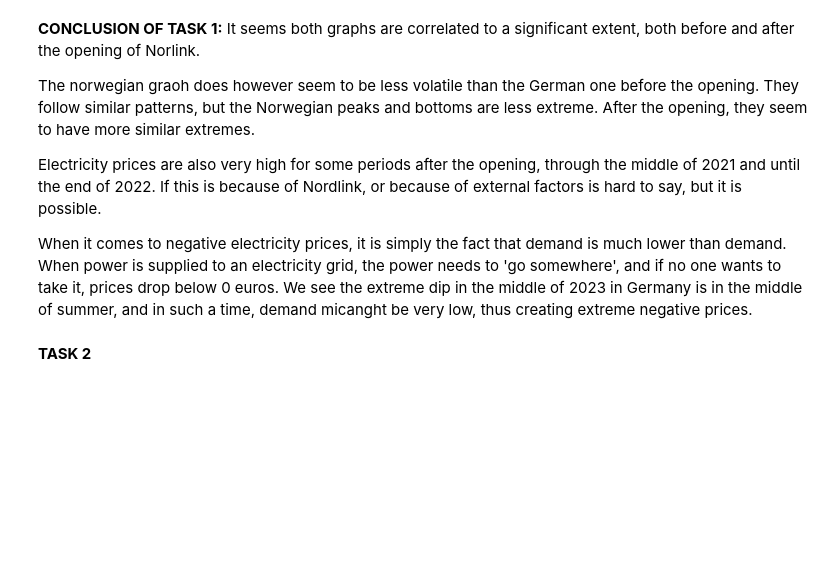
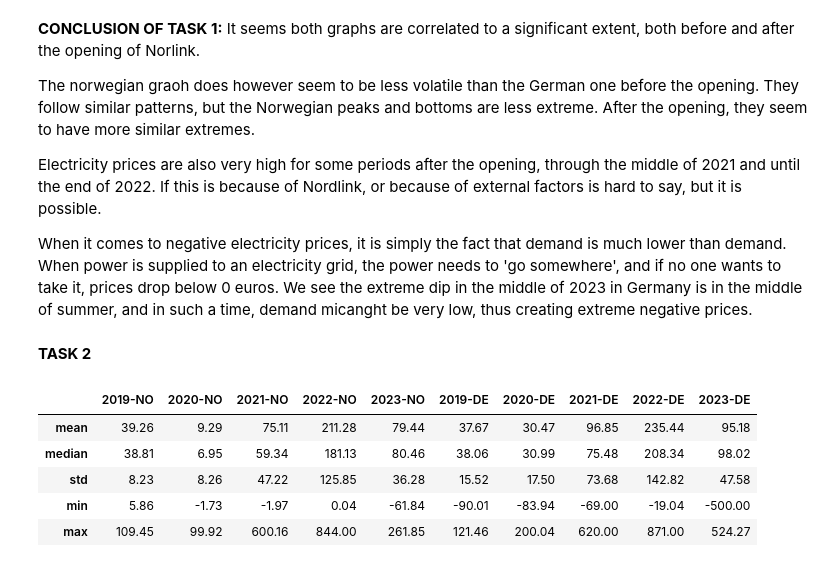
Before and after one commit to JoggiLJ/TECH_2_TERMPAPER, a Jupyter notebook: task.ipynb, the cells around one changed output. Drawn from its saved outputs; the diff is of its cells as text; code cells hidden in the pictures; blank space fills up the shorter version.

```diff
--- a/task.ipynb
+++ b/task.ipynb
@@ -69,32 +69,47 @@ When it comes to negative electricity prices, it is simply the fact that demand
 # %%
 #Defining five different DataFrames for each of the years 2019-2023, where the only column is the price
 #Used a for-loop to effectivize the code, but it decreased readability, and might not be ideal
 for i in range(5):
     globals()[f'NO_price_20{i+19}'] = df_price_NO[df_price_NO.index.year == int(f'20{i+19}')]['Price']
 
 for i in range(5):
     globals()[f'DE_price_20{i+19}'] = df_price_DE[df_price_DE.index.year == int(f'20{i+19}')]['Price']
 
 #Defined five new DataFrames that only contain the mean, median, std, min and max values of each year
 #Couldn't manage to use for-loop for this task
 NO_summary_2019 = NO_price_2019.agg(['mean', 'median', 'std' , 'min' , 'max'])
 NO_summary_2020 = NO_price_2020.agg(['mean', 'median', 'std' , 'min' , 'max'])
 NO_summary_2021 = NO_price_2021.agg(['mean', 'median', 'std' , 'min' , 'max'])
 NO_summary_2022 = NO_price_2022.agg(['mean', 'median', 'std' , 'min' , 'max'])
 NO_summary_2023 = NO_price_2023.agg(['mean', 'median', 'std' , 'min' , 'max'])
 
 DE_summary_2019 = DE_price_2019.agg(['mean', 'median', 'std' , 'min' , 'max'])
 DE_summary_2020 = DE_price_2020.agg(['mean', 'median', 'std' , 'min' , 'max'])
 DE_summary_2021 = DE_price_2021.agg(['mean', 'median', 'std' , 'min' , 'max'])
 DE_summary_2022 = DE_price_2022.agg(['mean', 'median', 'std' , 'min' , 'max'])
 DE_summary_2023 = DE_price_2023.agg(['mean', 'median', 'std' , 'min' , 'max'])
 
 #Creating list of years to use for the final DataFrame
-yearlist = [ 2019, 2020, 2021, 2022, 2023]
+yearlist = ['2019-NO', '2020-NO', '2021-NO', '2022-NO', '2023-NO', '2019-DE', '2020-DE', '2021-DE', '2022-DE', '2023-DE']
 
-#Creating a new dataFrame by concatinating the 5 yearly summaries, and assigning each column to a year
+#Creating a new dataFrame by concatinating the 5 yearly summaries
 NO_summary_all = pd.concat([NO_summary_2019, NO_summary_2020, NO_summary_2021, NO_summary_2022, NO_summary_2023], axis = 1)
 NO_summary_all = NO_summary_all.round(2)
 
 DE_summary_all = pd.concat([DE_summary_2019, DE_summary_2020, DE_summary_2021, DE_summary_2022, DE_summary_2023], axis = 1)
 DE_summary_all = DE_summary_all.round(2)
+
+#Combining the two DataFrames and assigning each column to a year and country using 'yearlist'
+summary_all = pd.concat([NO_summary_all, DE_summary_all], ignore_index= True, axis = 1)
+
+summary_all.columns = yearlist
+
+summary_all
+#To get the DataFrame into Excel, one simply copies it
+# %% [output]
+|  | 2019-NO | 2020-NO | 2021-NO | 2022-NO | 2023-NO | 2019-DE | 2020-DE | 2021-DE | 2022-DE | 2023-DE |
+| mean | 39.26 | 9.29 | 75.11 | 211.28 | 79.44 | 37.67 | 30.47 | 96.85 | 235.44 | 95.18 |
+| median | 38.81 | 6.95 | 59.34 | 181.13 | 80.46 | 38.06 | 30.99 | 75.48 | 208.34 | 98.02 |
+| std | 8.23 | 8.26 | 47.22 | 125.85 | 36.28 | 15.52 | 17.50 | 73.68 | 142.82 | 47.58 |
+| min | 5.86 | -1.73 | -1.97 | 0.04 | -61.84 | -90.01 | -83.94 | -69.00 | -19.04 | -500.00 |
+| max | 109.45 | 99.92 | 600.16 | 844.00 | 261.85 | 121.46 | 200.04 | 620.00 | 871.00 | 524.27 |
```
Also changed, not shown: parts of 1 cell of this notebook.
